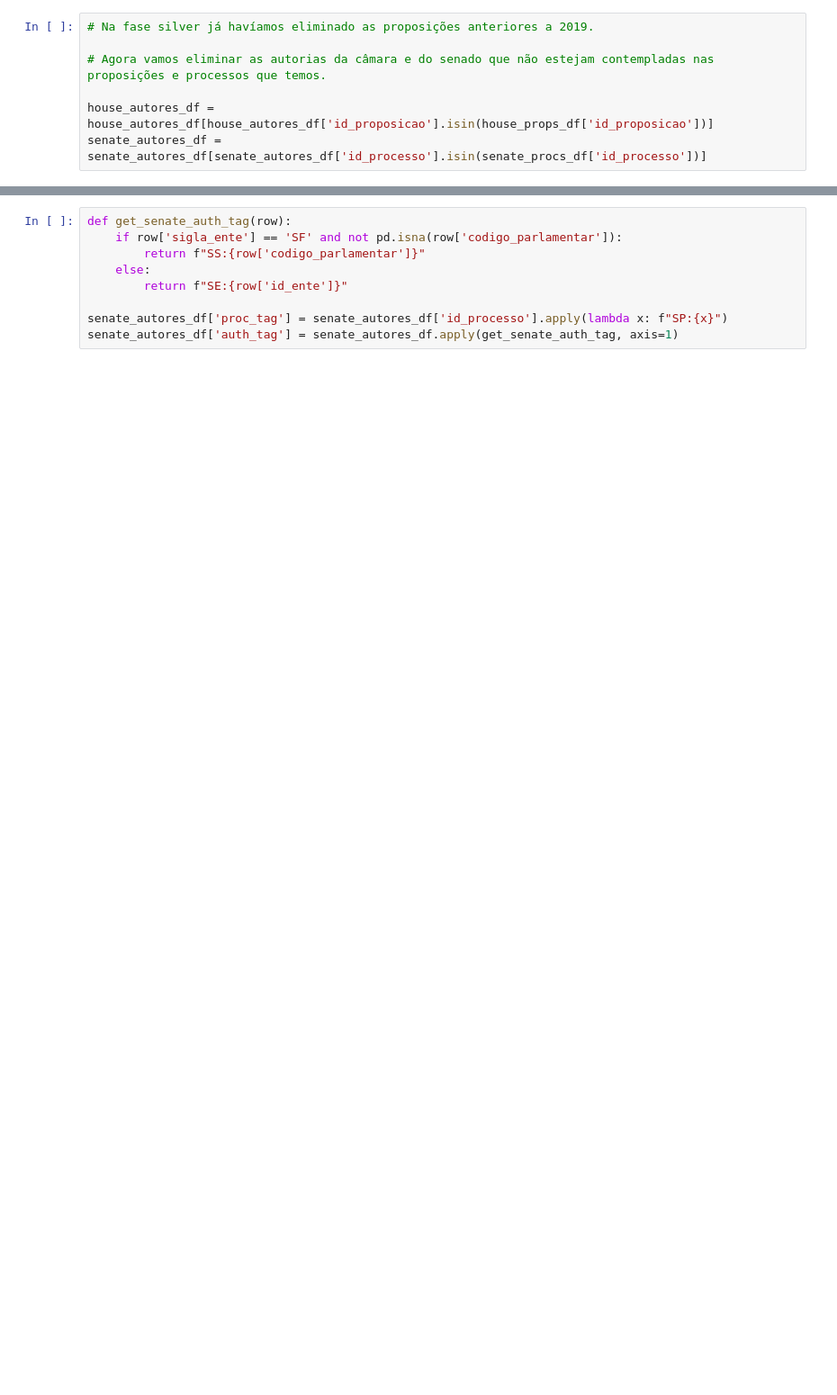
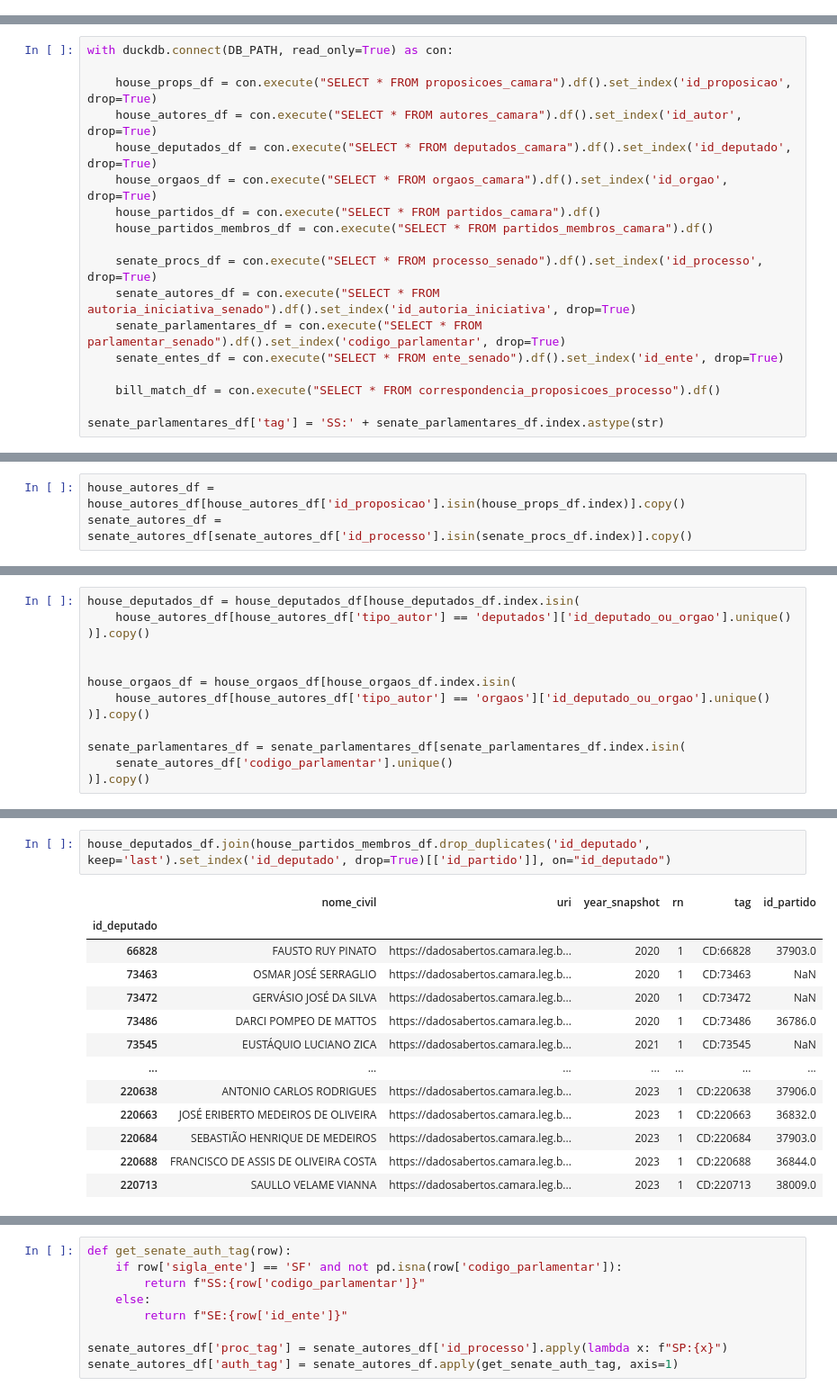
Before and after one commit to busdriverbuddha/tramita, a Jupyter notebook: gold/gold.ipynb, the cells around one changed output, grey strips where cells are left out. Shown at 90% size. Saved outputs shown, nothing was run; the diff lists cells and outputs as text; blank space fills up the shorter version.

```diff
--- a/gold/gold.ipynb
+++ b/gold/gold.ipynb
@@ -62,7 +0,0 @@ senate_parlamentares_df
-# %%
-# Na fase silver já havíamos eliminado as proposições anteriores a 2019.
-
-# Agora vamos eliminar as autorias da câmara e do senado que não estejam contempladas nas proposições e processos que temos.
-
-house_autores_df = house_autores_df[house_autores_df['id_proposicao'].isin(house_props_df['id_proposicao'])]
-senate_autores_df = senate_autores_df[senate_autores_df['id_processo'].isin(senate_procs_df['id_processo'])]
@@ -206,0 +35,18 @@ nodes_df.to_csv(NODES_PATH_CSV, index=False)
+# %%
+with duckdb.connect(DB_PATH, read_only=True) as con:
+
+    house_props_df = con.execute("SELECT * FROM proposicoes_camara").df().set_index('id_proposicao', drop=True)
+    house_autores_df = con.execute("SELECT * FROM autores_camara").df().set_index('id_autor', drop=True)
+    house_deputados_df = con.execute("SELECT * FROM deputados_camara").df().set_index('id_deputado', drop=True)
+    house_orgaos_df = con.execute("SELECT * FROM orgaos_camara").df().set_index('id_orgao', drop=True)
+    house_partidos_df = con.execute("SELECT * FROM partidos_camara").df()
+    house_partidos_membros_df = con.execute("SELECT * FROM partidos_membros_camara").df()
+
+    senate_procs_df = con.execute("SELECT * FROM processo_senado").df().set_index('id_processo', drop=True)
+    senate_autores_df = con.execute("SELECT * FROM autoria_iniciativa_senado").df().set_index('id_autoria_iniciativa', drop=True)
+    senate_parlamentares_df = con.execute("SELECT * FROM parlamentar_senado").df().set_index('codigo_parlamentar', drop=True)
+    senate_entes_df = con.execute("SELECT * FROM ente_senado").df().set_index('id_ente', drop=True)
+
+    bill_match_df = con.execute("SELECT * FROM correspondencia_proposicoes_processo").df()
+
+senate_parlamentares_df['tag'] = 'SS:' + senate_parlamentares_df.index.astype(str)
@@ -206,0 +57,3 @@ nodes_df.to_csv(NODES_PATH_CSV, index=False)
+# %%
+house_autores_df = house_autores_df[house_autores_df['id_proposicao'].isin(house_props_df.index)].copy()
+senate_autores_df = senate_autores_df[senate_autores_df['id_processo'].isin(senate_procs_df.index)].copy()
@@ -206,0 +62,13 @@ nodes_df.to_csv(NODES_PATH_CSV, index=False)
+# %%
+house_deputados_df = house_deputados_df[house_deputados_df.index.isin(
+    house_autores_df[house_autores_df['tipo_autor'] == 'deputados']['id_deputado_ou_orgao'].unique()
+)].copy()
+
+
+house_orgaos_df = house_orgaos_df[house_orgaos_df.index.isin(
+    house_autores_df[house_autores_df['tipo_autor'] == 'orgaos']['id_deputado_ou_orgao'].unique()
+)].copy()
+
+senate_parlamentares_df = senate_parlamentares_df[senate_parlamentares_df.index.isin(
+    senate_autores_df['codigo_parlamentar'].unique()
+)].copy()
@@ -206,0 +281,16 @@ nodes_df.to_csv(NODES_PATH_CSV, index=False)
+# %%
+house_deputados_df.join(house_partidos_membros_df.drop_duplicates('id_deputado', keep='last').set_index('id_deputado', drop=True)[['id_partido']], on="id_deputado")
+# %% [output]
+|  | nome_civil | uri | year_snapshot | rn | tag | id_partido |
+| id_deputado |  |  |  |  |  |  |
+| 66828 | FAUSTO RUY PINATO | https://dadosabertos.camara.leg.b... | 2020 | 1 | CD:66828 | 37903.0 |
+| 73463 | OSMAR JOSÉ SERRAGLIO | https://dadosabertos.camara.leg.b... | 2020 | 1 | CD:73463 | NaN |
+| 73472 | GERVÁSIO JOSÉ DA SILVA | https://dadosabertos.camara.leg.b... | 2020 | 1 | CD:73472 | NaN |
+| 73486 | DARCI POMPEO DE MATTOS | https://dadosabertos.camara.leg.b... | 2020 | 1 | CD:73486 | 36786.0 |
+| 73545 | EUSTÁQUIO LUCIANO ZICA | https://dadosabertos.camara.leg.b... | 2021 | 1 | CD:73545 | NaN |
+| ... | ... | ... | ... | ... | ... | ... |
+| 220638 | ANTONIO CARLOS RODRIGUES | https://dadosabertos.camara.leg.b... | 2023 | 1 | CD:220638 | 37906.0 |
+| 220663 | JOSÉ ERIBERTO MEDEIROS DE OLIVEIRA | https://dadosabertos.camara.leg.b... | 2023 | 1 | CD:220663 | 36832.0 |
+| 220684 | SEBASTIÃO HENRIQUE DE MEDEIROS | https://dadosabertos.camara.leg.b... | 2023 | 1 | CD:220684 | 37903.0 |
+| 220688 | FRANCISCO DE ASSIS DE OLIVEIRA COSTA | https://dadosabertos.camara.leg.b... | 2023 | 1 | CD:220688 | 36844.0 |
+| 220713 | SAULLO VELAME VIANNA | https://dadosabertos.camara.leg.b... | 2023 | 1 | CD:220713 | 38009.0 |
```
Also changed, not shown: parts of 92 cells of this notebook, 17 other files.
